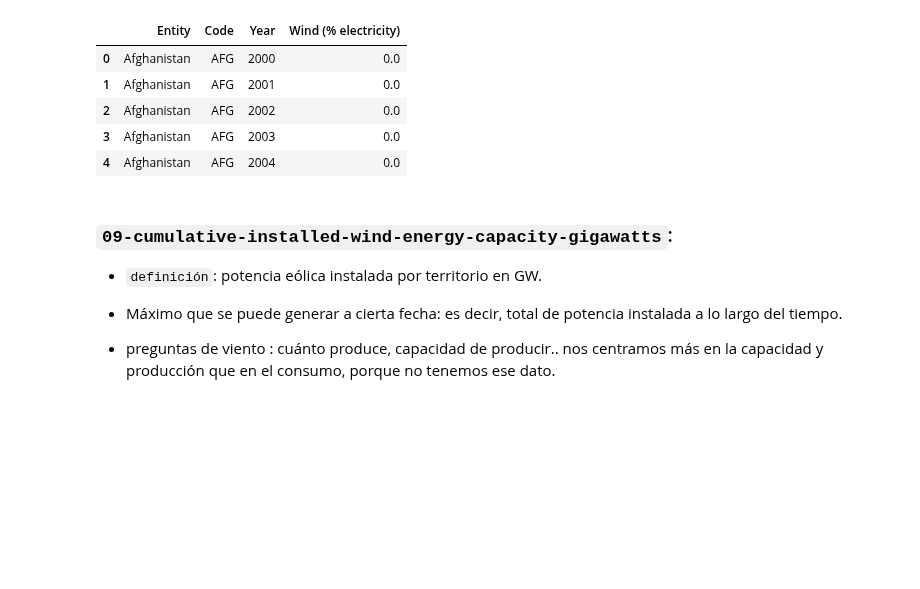
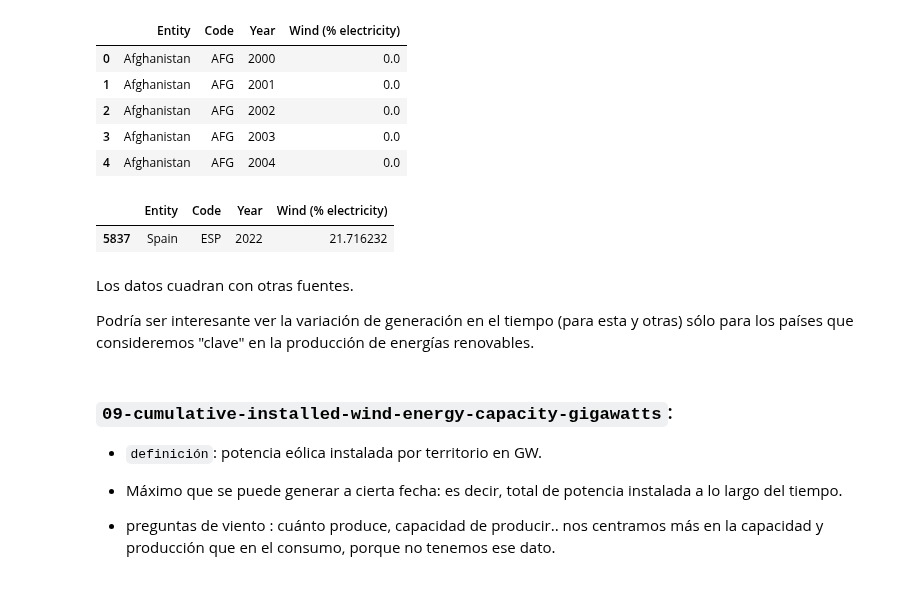
Before and after one commit to sansisimon/renewable-energy-project, a Jupyter notebook: EDA_01.ipynb, the cells around one changed output. Saved outputs shown, nothing was run; the diff lists cells and outputs as text; code cells hidden in the pictures; blank space fills up the shorter version.

```diff
--- a/EDA_01.ipynb
+++ b/EDA_01.ipynb
@@ -389,6 +389,15 @@ df_elec_wind.head()
 | 4 | Afghanistan | AFG | 2004 | 0.0 |
 # %%
 df_elec_wind.to_csv('data/usable/territorial_wind_electricity.csv')
+# %%
+df_elec_wind[(df_elec_wind['Entity'] == "Spain") & (df_elec_wind['Year'] == 2022)]
+# %% [output]
+|  | Entity | Code | Year | Wind (% electricity) |
+| 5837 | Spain | ESP | 2022 | 21.716232 |
+# %% [markdown]
+Los datos cuadran con otras fuentes.
+
+Podría ser interesante ver la variación de generación en el tiempo (para esta y otras) sólo para los países que consideremos "clave" en la producción de energías renovables.
 # %% [markdown]
 ### `09-cumulative-installed-wind-energy-capacity-gigawatts`:
 
```
